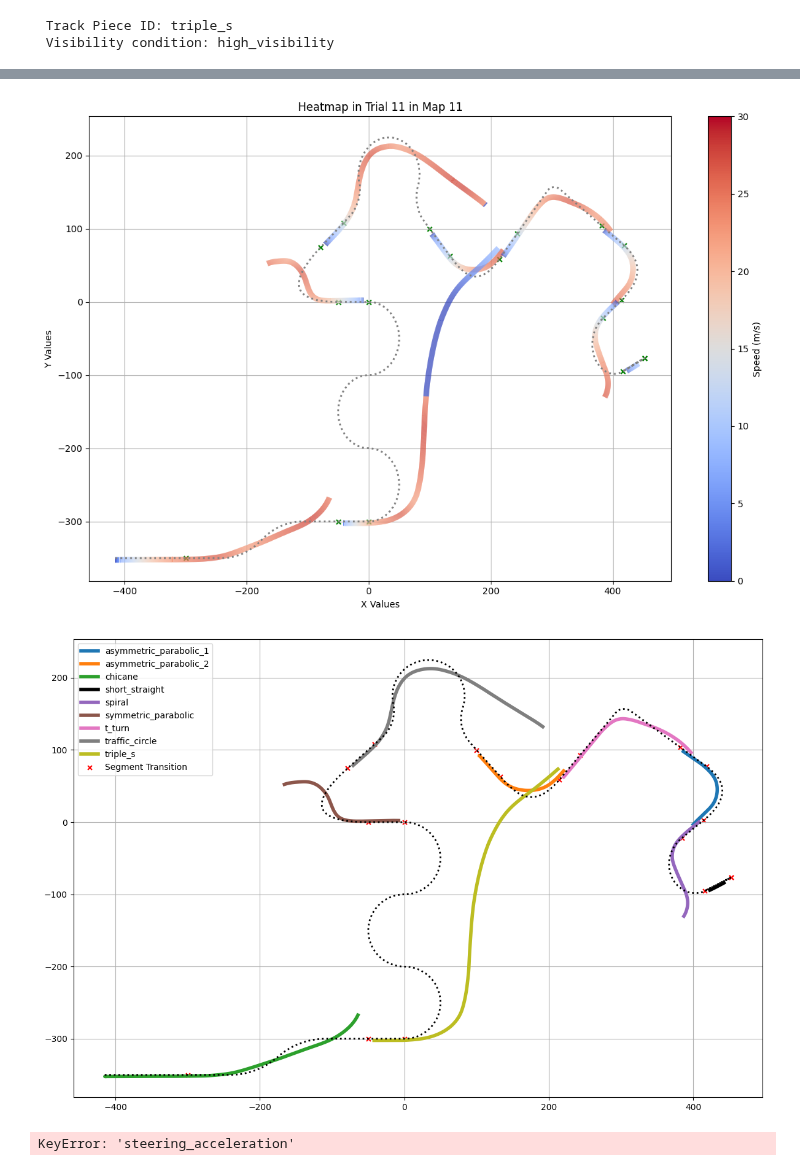
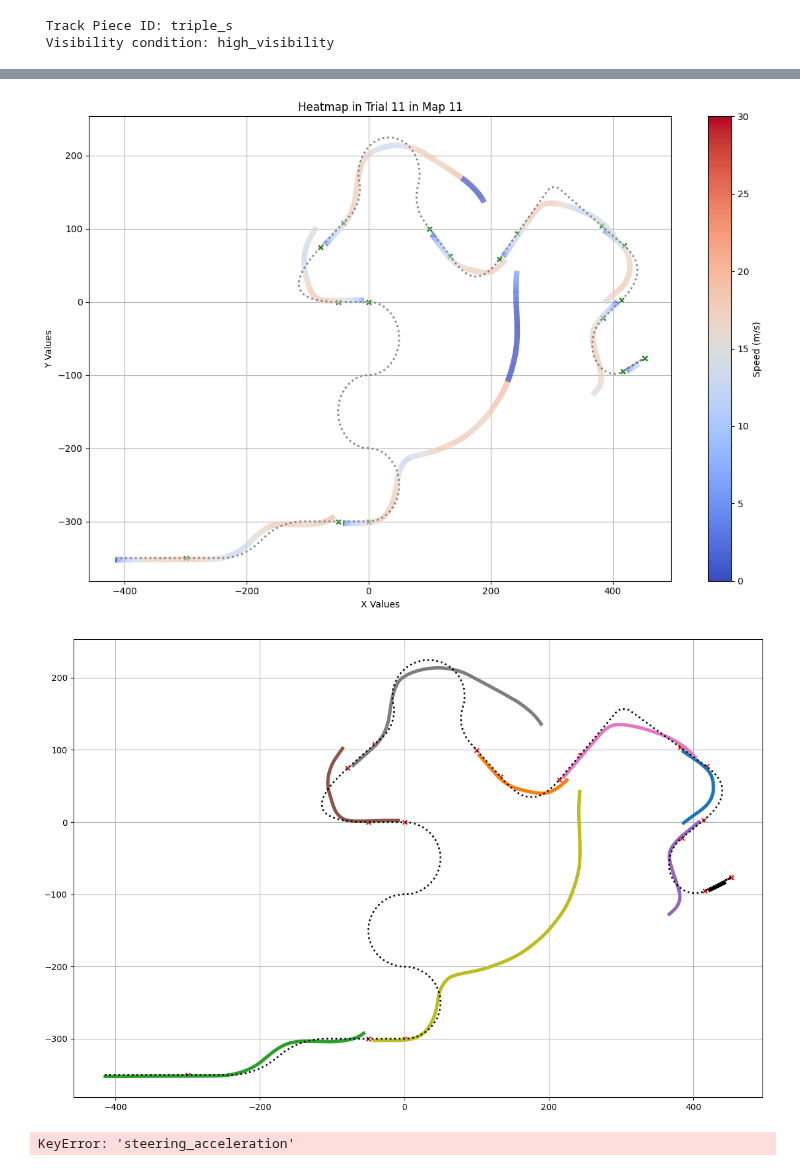
Before and after one commit to GraceRoessling/driving_exp_1_analyses, a Jupyter notebook: experiment_analyses/jupyter_notebooks/Get_subject_data.ipynb, the cells around one changed output, grey strips where cells are left out. Saved outputs shown, nothing was run; the diff lists cells and outputs as text; code cells hidden in the pictures.

Commit message:
plot adjustments

```diff
--- a/experiment_analyses/jupyter_notebooks/Get_subject_data.ipynb
+++ b/experiment_analyses/jupyter_notebooks/Get_subject_data.ipynb
@@ -26,9 +26,9 @@ scrambled_landmarks_group_ids = ["arena","chain","cloth","crept", "disk","elm","
 trial_list = [0,1,2,3,4,5,6,7,8,9,10] # I use 0th based lists to index the trials
 
 # Pick a subject, and pick a trial number! -----------
-#subject_id = control_group_ids[13] # pick a subject
-#subject_id = scrambled_landmarks_group_ids[13]
-subject_id = scrambled_segments_group_ids[3]
+#subject_id = control_group_ids[0] # pick a subject
+#subject_id = scrambled_landmarks_group_ids[6]
+subject_id = scrambled_segments_group_ids[12]
 
 trial_number = 10
 # %%
@@ -178,7 +178,7 @@ plt.grid(True)
 plt.tight_layout()
 plt.show()
 # %% [output]
-[figure, old version]
+[figure, new version]
 # %%
 import matplotlib.pyplot as plt
 import dataframe_helper_functions
@@ -201,35 +201,35 @@ color_dict = {segment: dark_cmap(i % 10) for i, segment in enumerate(unique_segm
 # Plot each segment
 plt.figure(figsize=(12, 8))
 short_straight_plotted = False
 
 for segment in unique_segments:
     segment_df = camera_position_df[camera_position_df["current_track_piece"] == segment]
     if trial_number == 10:
         segment_df = dataframe_helper_functions.trim_trial_11_hiccups(segment_df)
 
     if 'short_straight' in segment:
         color = 'black'
         label = "short_straight" if not short_straight_plotted else "_nolegend_"
         short_straight_plotted = True
     else:
         color = color_dict[segment]
         label = segment
 
     plt.plot(segment_df["pos_x"], segment_df["pos_z"], label=label, color=color, lw=4)
 
 # Plot centerline and transition points
 plt.plot(track_centerline_x, track_centerline_y, color='black', linestyle='dotted', lw=2)
 plt.scatter(transition_points["x"], transition_points["y"], color='red', marker='x', s=25, label="Segment Transition")
 #plt.title(f'Trajectory in Trial {trial_number+1} in Map {trial_map_number}')
 # plt.xticks([])  # Removes X-axis numbers
 # plt.yticks([])
 plt.grid(True)
 plt.tight_layout()
-plt.legend()
+#plt.legend(loc=2, prop={'size': 17.5})
 plt.show()
 #plt.savefig("C:/Users/graci/Dropbox/PAndA/Thesis Experiment 2/presentations/r_figures/familiar_subj_5.svg", format="svg")
 # %% [output]
-[figure, old version]
+[figure, new version]
 # %%
 driving_sim_df = track_piece_object.dataframes["Vehicle_DrivingSim"]
 
```
Also changed, not shown: parts of 1 cell of this notebook.
